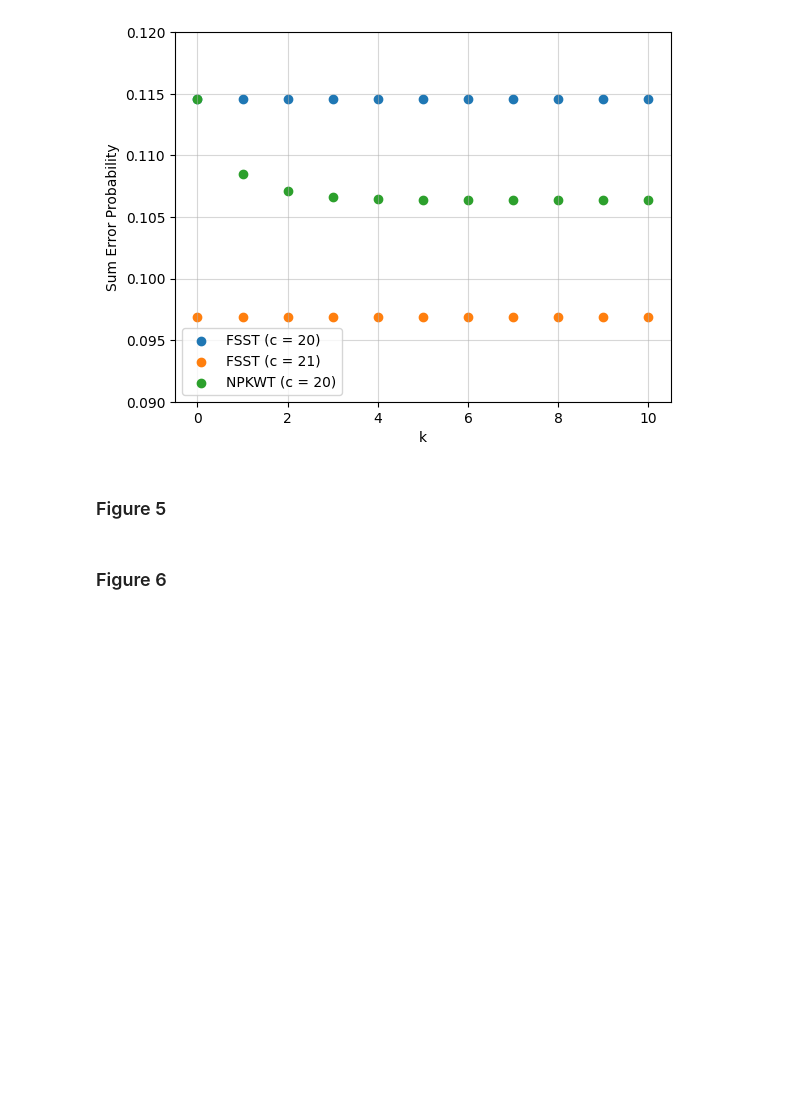
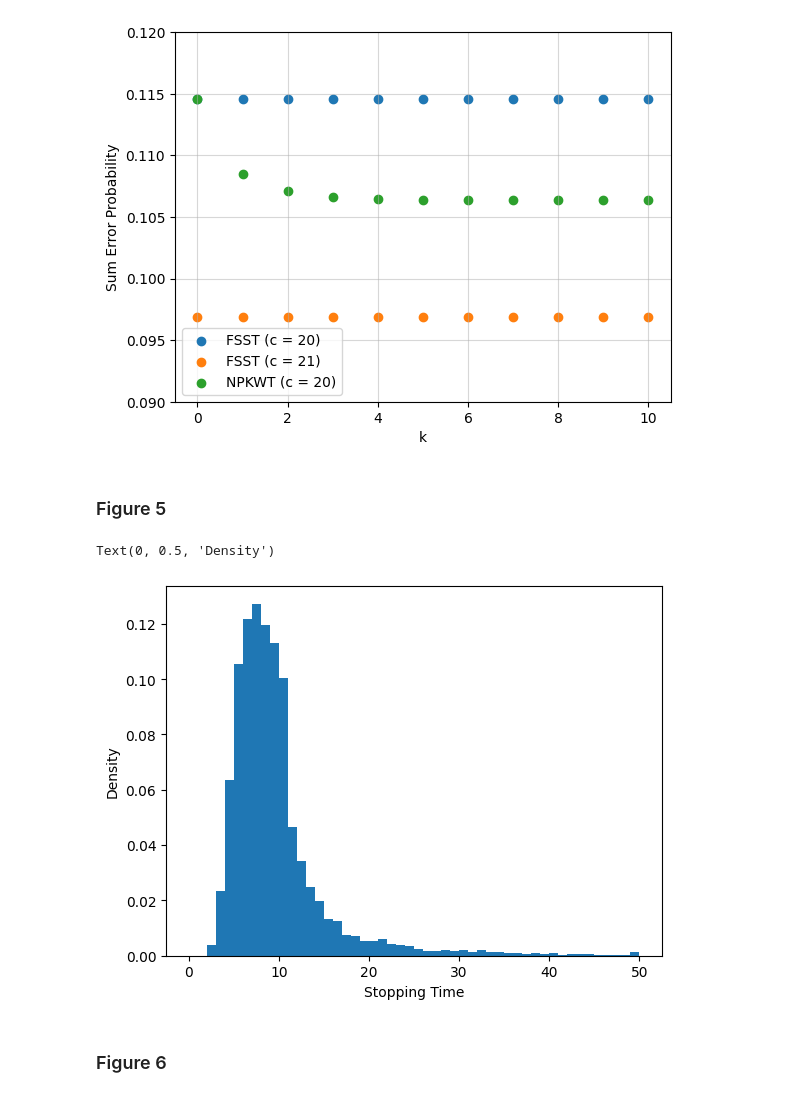
Before and after one commit to mifauss/Nonparametric_Kiefer_Weiss_Test, a Jupyter notebook: gaussian_example.ipynb, the cells around one changed output. Saved outputs shown, nothing was run; the diff lists cells and outputs as text; code cells hidden in the pictures; blank space fills up the shorter version.

```diff
--- a/gaussian_example.ipynb
+++ b/gaussian_example.ipynb
@@ -113,7 +113,12 @@ plt.grid(alpha=0.5)
 # Simulate 10,000 runs (this will take some time, consider reducing the number for a quick glance...)
 D, T, N_rand = npkwt_normal.simulate(0, 10, norm, 10000)
 # %%
-plt.hist(T, bins=np.arange(51), density=True);
+plt.hist(T, bins=np.arange(51), density=True)
+plt.xlabel("Stopping Time")
+plt.ylabel("Density")
+# %% [output]
+Text(0, 0.5, 'Density')
+[figure, added]
 # %% [markdown]
 ### Figure 6
 # %%
```
Also changed, not shown: parts of 2 cells of this notebook, 1 other file.
